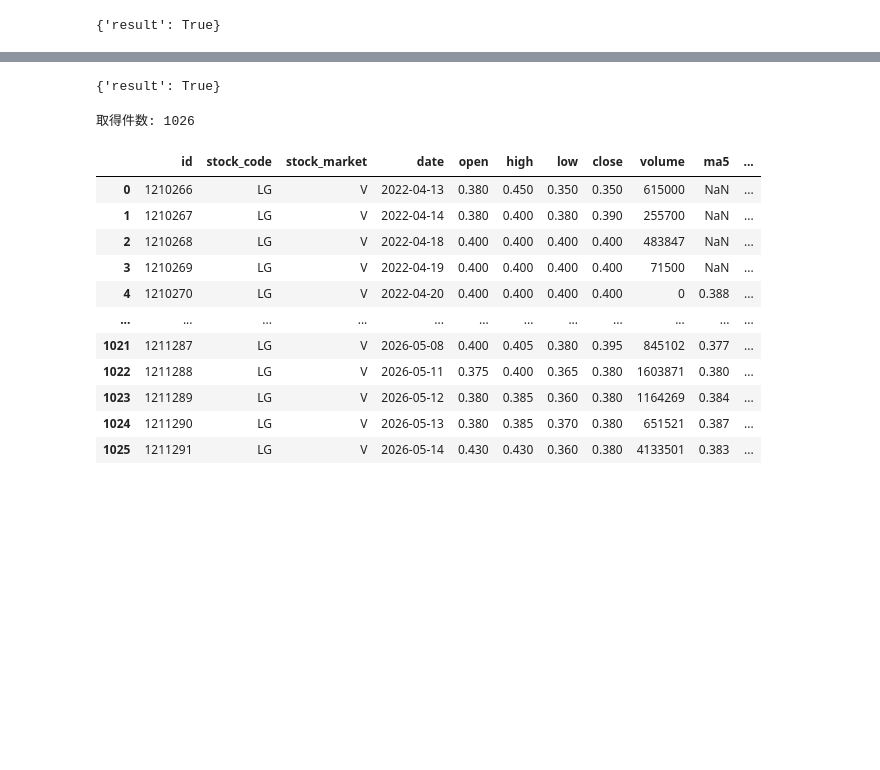
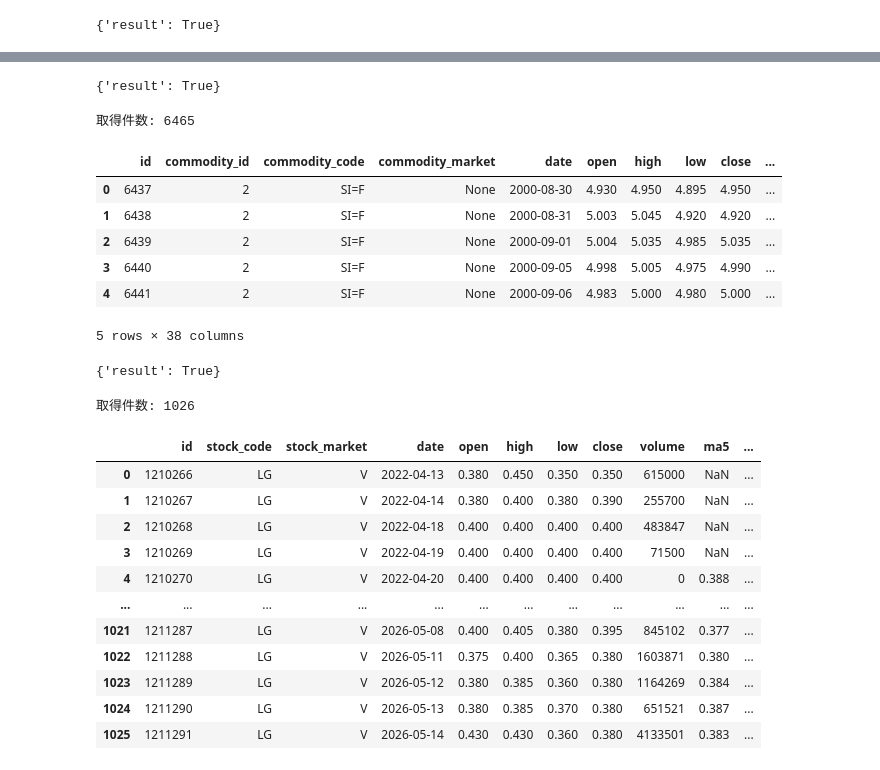
Before and after one commit to nekonabesan/stock_market_analysis, a Jupyter notebook: notebook/LG_20260515.ipynb, the cells around one changed output, grey strips where cells are left out. Drawn from its saved outputs; the diff is of its cells as text; code cells hidden in the pictures; blank space fills up the shorter version.

```diff
--- a/notebook/LG_20260515.ipynb
+++ b/notebook/LG_20260515.ipynb
@@ -66,4 +67,34 @@ gold_df.head()
 5 rows × 38 columns
+# %%
+silver = 'SI=F'
+start = '1999-01-01'
+end = dt.datetime.now().strftime('%Y-%m-%d')
+response = request_api.update_commodity_timeseries_data(
+    code=silver,
+    market=None,
+    start=start,
+    end=end
+)
+response
+# %% [output]
+{'result': True}
+# %%
+silver_df = request_api.get_commodity_time_series_data(
+    code=silver,
+    market=None,
+    start=start,
+    end=end
+)
+silver_df.head()
+# %% [output]
+取得件数: 6465
+|  | id | commodity_id | commodity_code | commodity_market | date | open | high | low | close | ... |
+| 0 | 6437 | 2 | SI=F | None | 2000-08-30 | 4.930 | 4.950 | 4.895 | 4.950 | ... |
+| 1 | 6438 | 2 | SI=F | None | 2000-08-31 | 5.003 | 5.045 | 4.920 | 4.920 | ... |
+| 2 | 6439 | 2 | SI=F | None | 2000-09-01 | 5.004 | 5.035 | 4.985 | 5.035 | ... |
+| 3 | 6440 | 2 | SI=F | None | 2000-09-05 | 4.998 | 5.005 | 4.975 | 4.990 | ... |
+| 4 | 6441 | 2 | SI=F | None | 2000-09-06 | 4.983 | 5.000 | 4.980 | 5.000 | ... |
+5 rows × 38 columns
 # %%
 code = 'LG'
 market = 'V'
```
Also changed, not shown: parts of 10 cells of this notebook, 3 other files.
